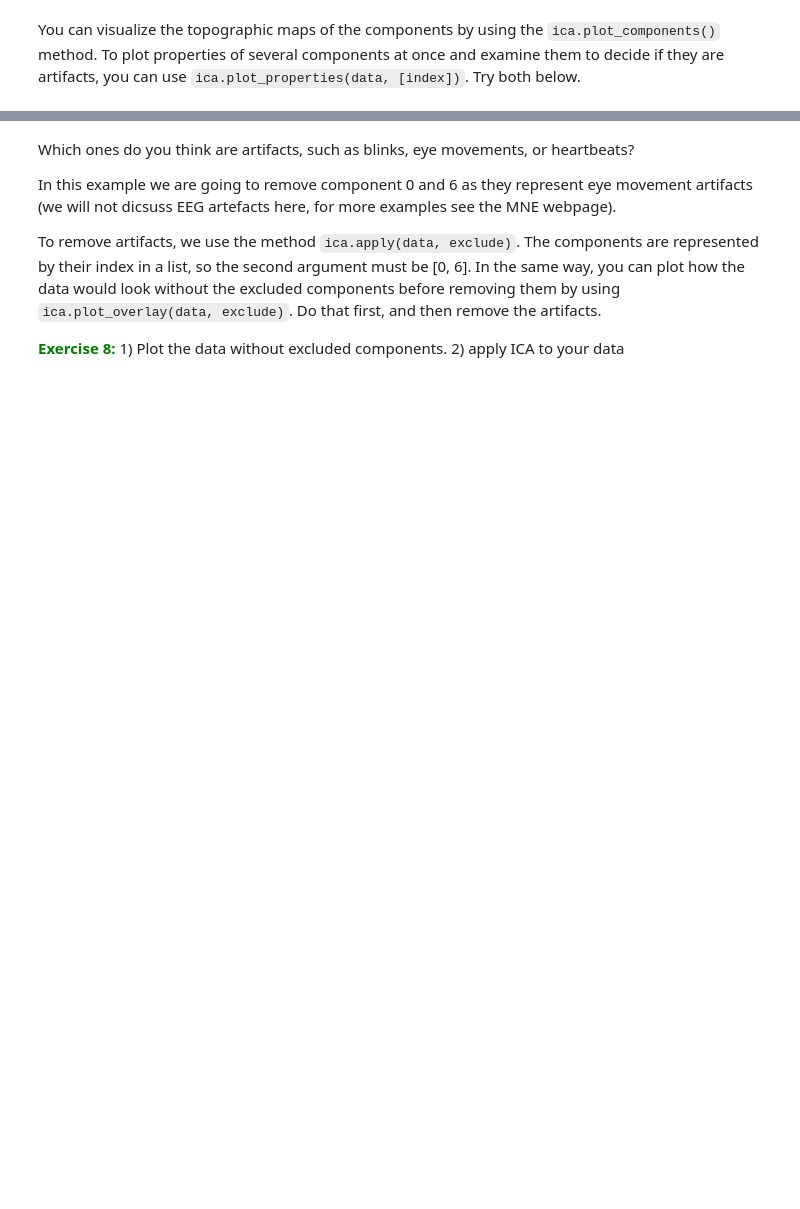
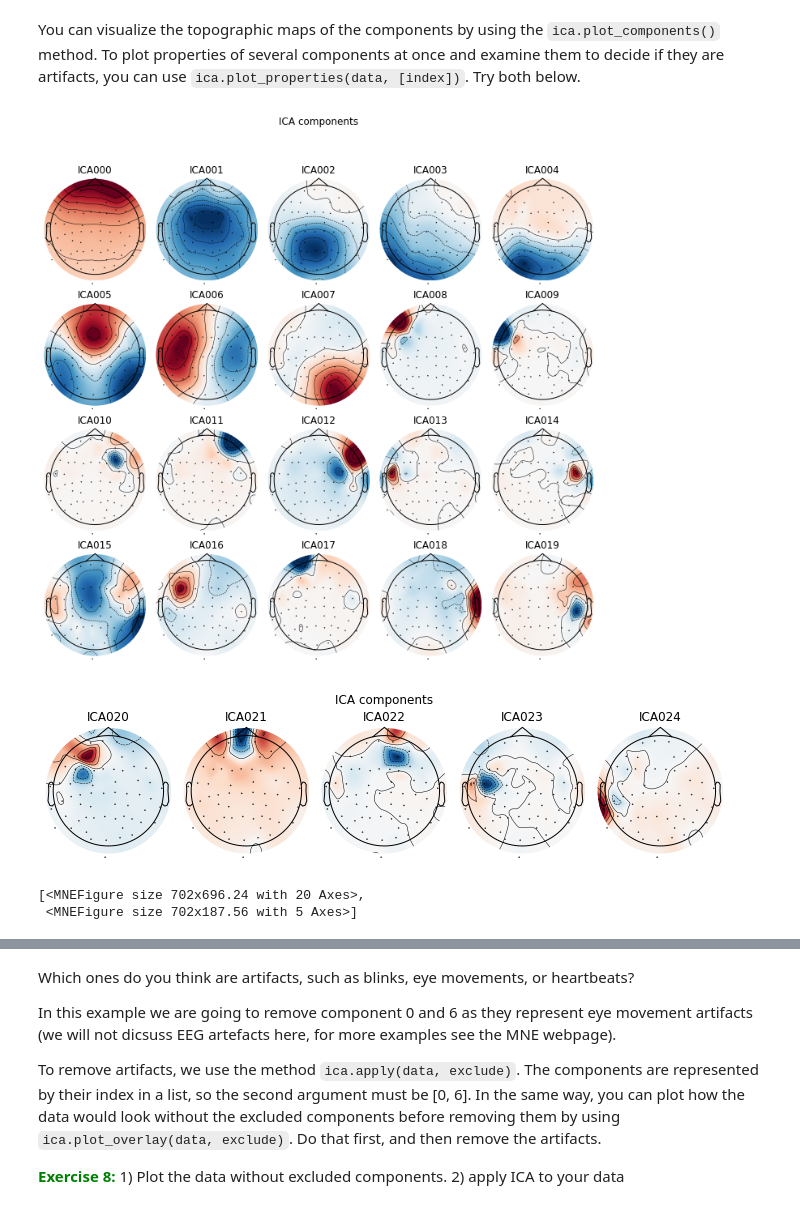
Before and after one commit to tiane33/session6a-EEGprocessing, a Jupyter notebook: MEEGprocessing.ipynb, the cells around one changed output, grey strips where cells are left out. Drawn from its saved outputs; the diff is of its cells as text; code cells hidden in the pictures; blank space fills up the shorter version.

```diff
--- a/MEEGprocessing.ipynb
+++ b/MEEGprocessing.ipynb
@@ -122,6 +151,6 @@ The function has the following signature:
 <font color='green'>**Exercise 5:**</font> In the code cell below, try to use mne.pick_types() to select the EEG channels. Assign them to a variable "picks", and print the result. Note: you don't have to specify all of them. 'False' is the default for most channel types, so they will be excluded if you don't specify them.
 # %%
 # Your code here
-picks =
+picks = mne.pick_types(raw.info, eeg=True)
 # The following statement returns the IDs of the channels that correspond to this description
 print(picks)
@@ -184,3 +276,4 @@ First, for faster processing, we will resample the data. EEG and MEG recordings
 # %%
 # Your code here
 # fit ICA
+ica.fit(raw,picks)
@@ -189,6 +293,12 @@ You can visualize the topographic maps of the components by using the `ica.plot_
 # %%
 # Your code here
 # plot components
+ica.plot_components()
+# %% [output]
+[figure, added]
+[figure, added]
+[<MNEFigure size 702x696.24 with 20 Axes>,
+ <MNEFigure size 702x187.56 with 5 Axes>]
 # %%
 # Your code here
 # plot properties
```
Also changed, not shown: parts of 33 cells of this notebook.
